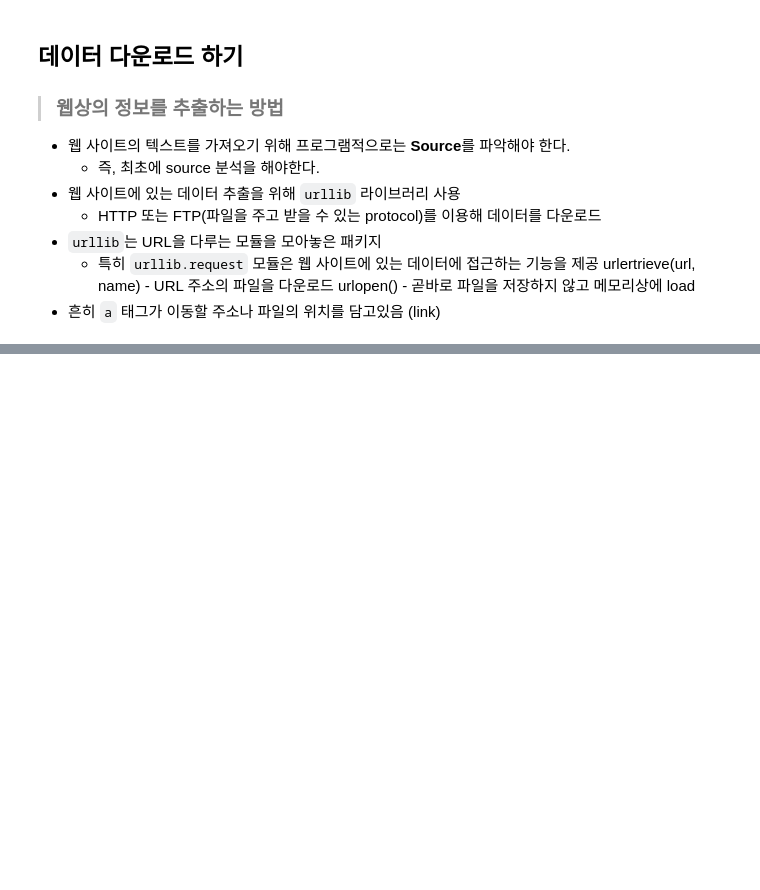
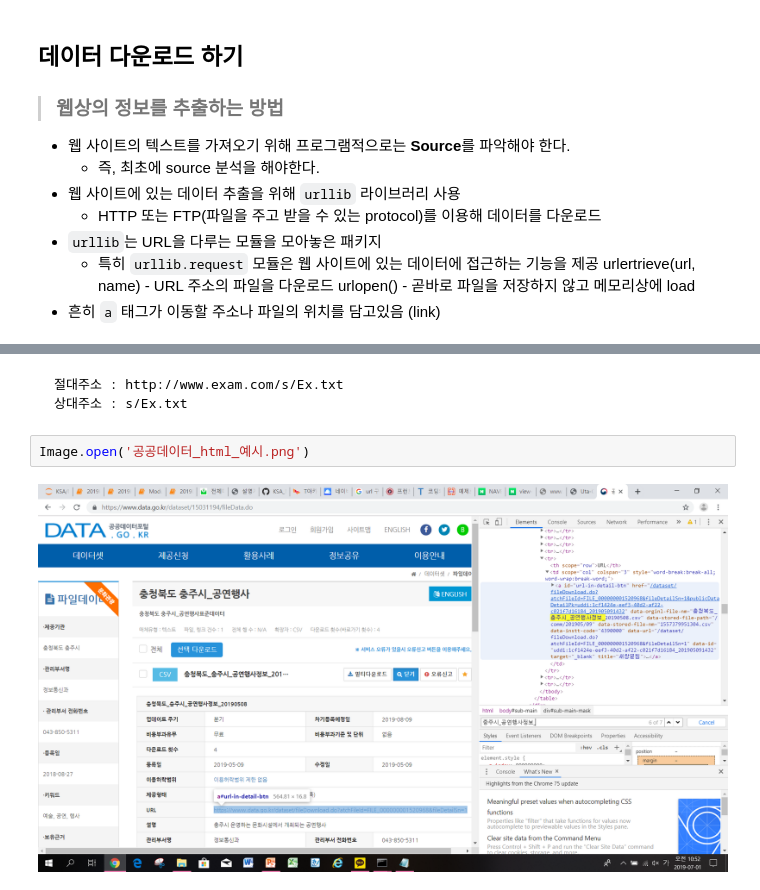
Before and after one commit to jinmang2/KSA_Modules, a Jupyter notebook: Module 4. Big Data preprocess/Untitled.ipynb, the cells around one changed output, grey strips where cells are left out. Saved outputs shown, nothing was run; the diff lists cells and outputs as text; blank space fills up the shorter version.

```diff
--- a/Module 4. Big Data preprocess/Untitled.ipynb
+++ b/Module 4. Big Data preprocess/Untitled.ipynb
@@ -82,0 +113,7 @@
+# %% [markdown]
+    절대주소 : http://www.exam.com/s/Ex.txt
+    상대주소 : s/Ex.txt
+# %%
+Image.open('공공데이터_html_예시.png')
+# %% [output]
+[figure, added]
```
Also changed, not shown: parts of 13 cells of this notebook.
